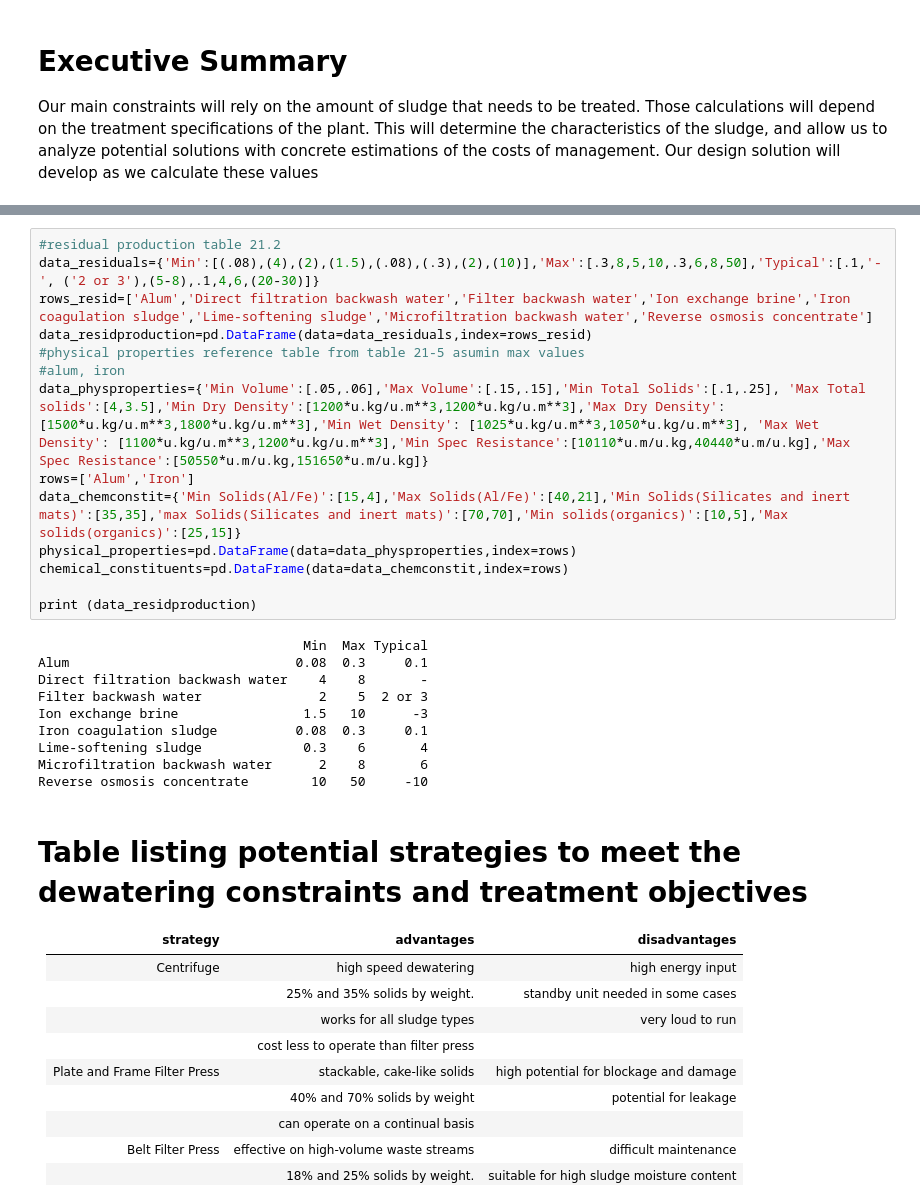
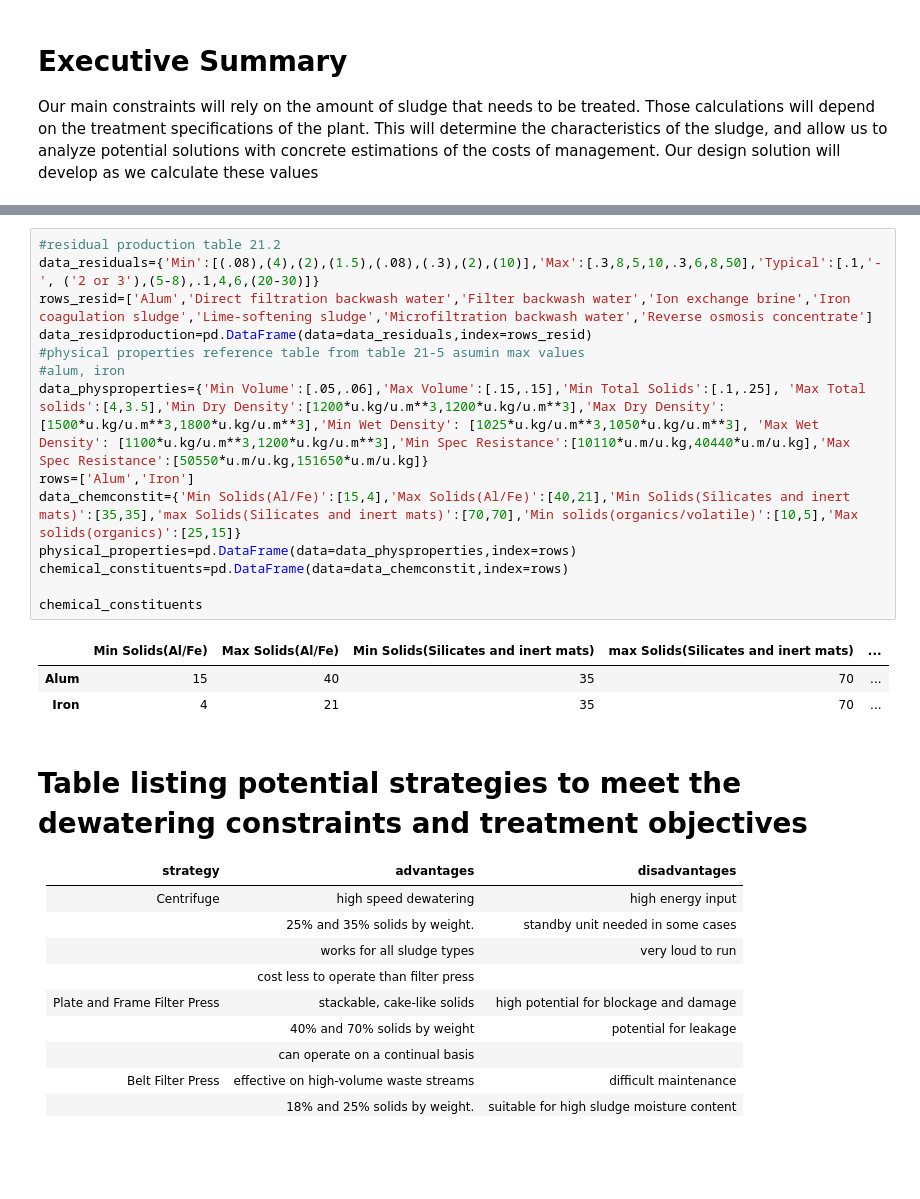
Before and after one commit to MWSteams/4590FSP, a Jupyter notebook: Residuals.ipynb, the cells around one changed output, grey strips where cells are left out. Drawn from its saved outputs; the diff is of its cells as text; blank space fills up the shorter version.

```diff
--- a/Residuals.ipynb
+++ b/Residuals.ipynb
@@ -125,27 +199,21 @@ C_c_out_design = 3 * u.mg/u.L
 # %%
 #residual production table 21.2
 data_residuals={'Min':[(.08),(4),(2),(1.5),(.08),(.3),(2),(10)],'Max':[.3,8,5,10,.3,6,8,50],'Typical':[.1,'-', ('2 or 3'),(5-8),.1,4,6,(20-30)]}
 rows_resid=['Alum','Direct filtration backwash water','Filter backwash water','Ion exchange brine','Iron coagulation sludge','Lime-softening sludge','Microfiltration backwash water','Reverse osmosis concentrate']
 data_residproduction=pd.DataFrame(data=data_residuals,index=rows_resid)
 #physical properties reference table from table 21-5 asumin max values
 #alum, iron
 data_physproperties={'Min Volume':[.05,.06],'Max Volume':[.15,.15],'Min Total Solids':[.1,.25], 'Max Total solids':[4,3.5],'Min Dry Density':[1200*u.kg/u.m**3,1200*u.kg/u.m**3],'Max Dry Density': [1500*u.kg/u.m**3,1800*u.kg/u.m**3],'Min Wet Density': [1025*u.kg/u.m**3,1050*u.kg/u.m**3], 'Max Wet Density': [1100*u.kg/u.m**3,1200*u.kg/u.m**3],'Min Spec Resistance':[10110*u.m/u.kg,40440*u.m/u.kg],'Max Spec Resistance':[50550*u.m/u.kg,151650*u.m/u.kg]}
 rows=['Alum','Iron']
-data_chemconstit={'Min Solids(Al/Fe)':[15,4],'Max Solids(Al/Fe)':[40,21],'Min Solids(Silicates and inert mats)':[35,35],'max Solids(Silicates and inert mats)':[70,70],'Min solids(organics)':[10,5],'Max solids(organics)':[25,15]}
+data_chemconstit={'Min Solids(Al/Fe)':[15,4],'Max Solids(Al/Fe)':[40,21],'Min Solids(Silicates and inert mats)':[35,35],'max Solids(Silicates and inert mats)':[70,70],'Min solids(organics/volatile)':[10,5],'Max solids(organics)':[25,15]}
 physical_properties=pd.DataFrame(data=data_physproperties,index=rows)
 chemical_constituents=pd.DataFrame(data=data_chemconstit,index=rows)
 
-print (data_residproduction)
+chemical_constituents
 # %% [output]
-                                  Min  Max Typical
-Alum                             0.08  0.3     0.1
-Direct filtration backwash water    4    8       -
-Filter backwash water               2    5  2 or 3
-Ion exchange brine                1.5   10      -3
-Iron coagulation sludge          0.08  0.3     0.1
-Lime-softening sludge             0.3    6       4
-Microfiltration backwash water      2    8       6
-Reverse osmosis concentrate        10   50     -10
+|  | Min Solids(Al/Fe) | Max Solids(Al/Fe) | Min Solids(Silicates and inert mats) | max Solids(Silicates and inert mats) | ... |
+| Alum | 15 | 40 | 35 | 70 | ... |
+| Iron | 4 | 21 | 35 | 70 | ... |
 # %% [markdown]
 # Table listing potential strategies to meet the dewatering constraints and treatment objectives
 
```
Also changed, not shown: parts of 19 cells of this notebook.
